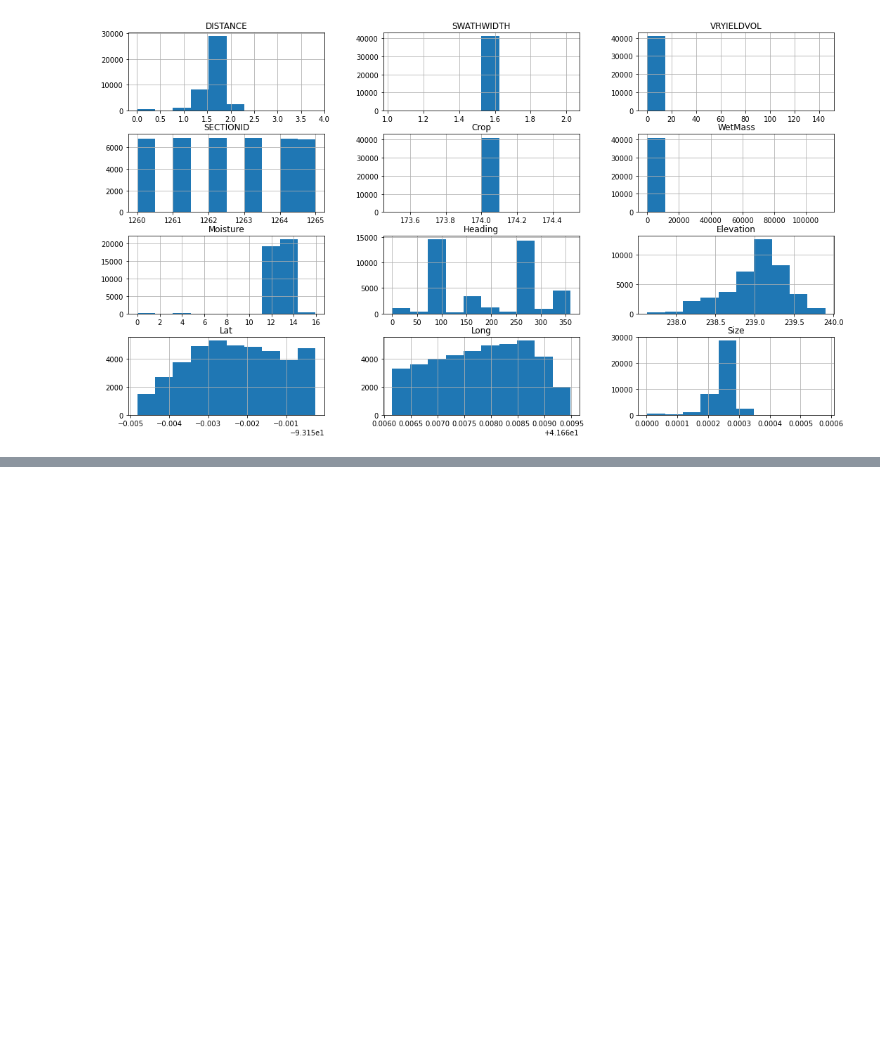
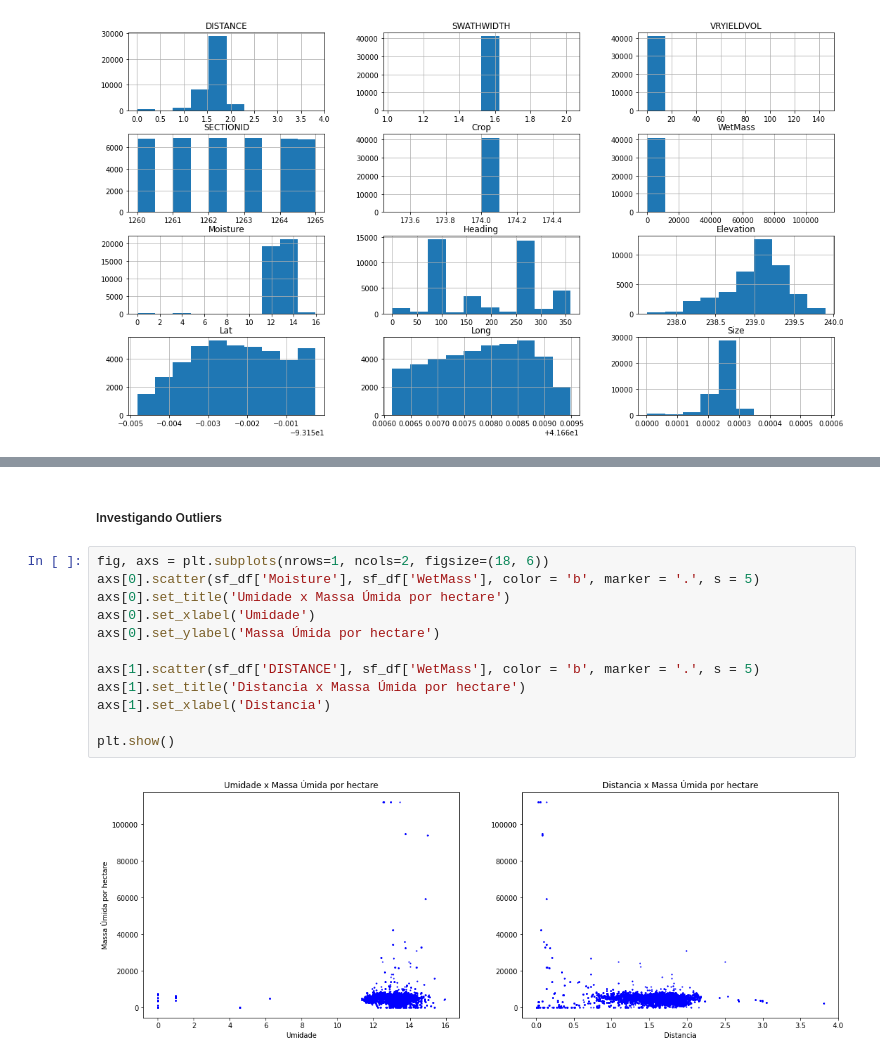
Before and after one commit to agomes94/tec_embarcada_harvest_shp, a Jupyter notebook: tec_embarcada_harvest_shp.ipynb, the cells around one changed output, grey strips where cells are left out. Cells and saved outputs as stored; diff of their text form; blank space fills up the shorter version.

```diff
--- a/tec_embarcada_harvest_shp.ipynb
+++ b/tec_embarcada_harvest_shp.ipynb
@@ -131,0 +133,16 @@ ax.scatter(px, py, color = 'b', marker = '.', s = 5)
+# %% [markdown]
+##### Investigando Outliers
+# %%
+fig, axs = plt.subplots(nrows=1, ncols=2, figsize=(18, 6))
+axs[0].scatter(sf_df['Moisture'], sf_df['WetMass'], color = 'b', marker = '.', s = 5)
+axs[0].set_title('Umidade x Massa Úmida por hectare')
+axs[0].set_xlabel('Umidade')
+axs[0].set_ylabel('Massa Úmida por hectare')
+
+axs[1].scatter(sf_df['DISTANCE'], sf_df['WetMass'], color = 'b', marker = '.', s = 5)
+axs[1].set_title('Distancia x Massa Úmida por hectare')
+axs[1].set_xlabel('Distancia')
+
+plt.show()
+# %% [output]
+[figure, added]
```
Also changed, not shown: parts of 19 cells of this notebook.
